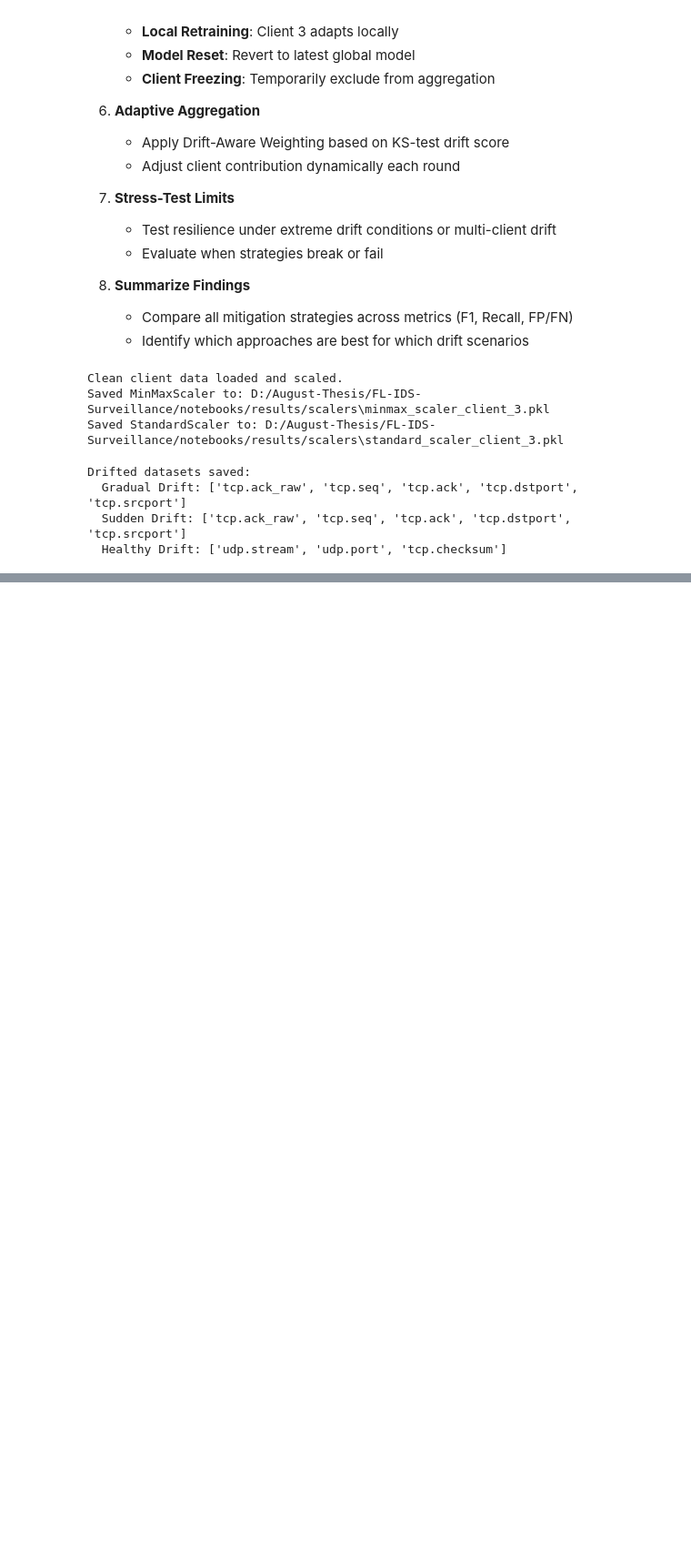
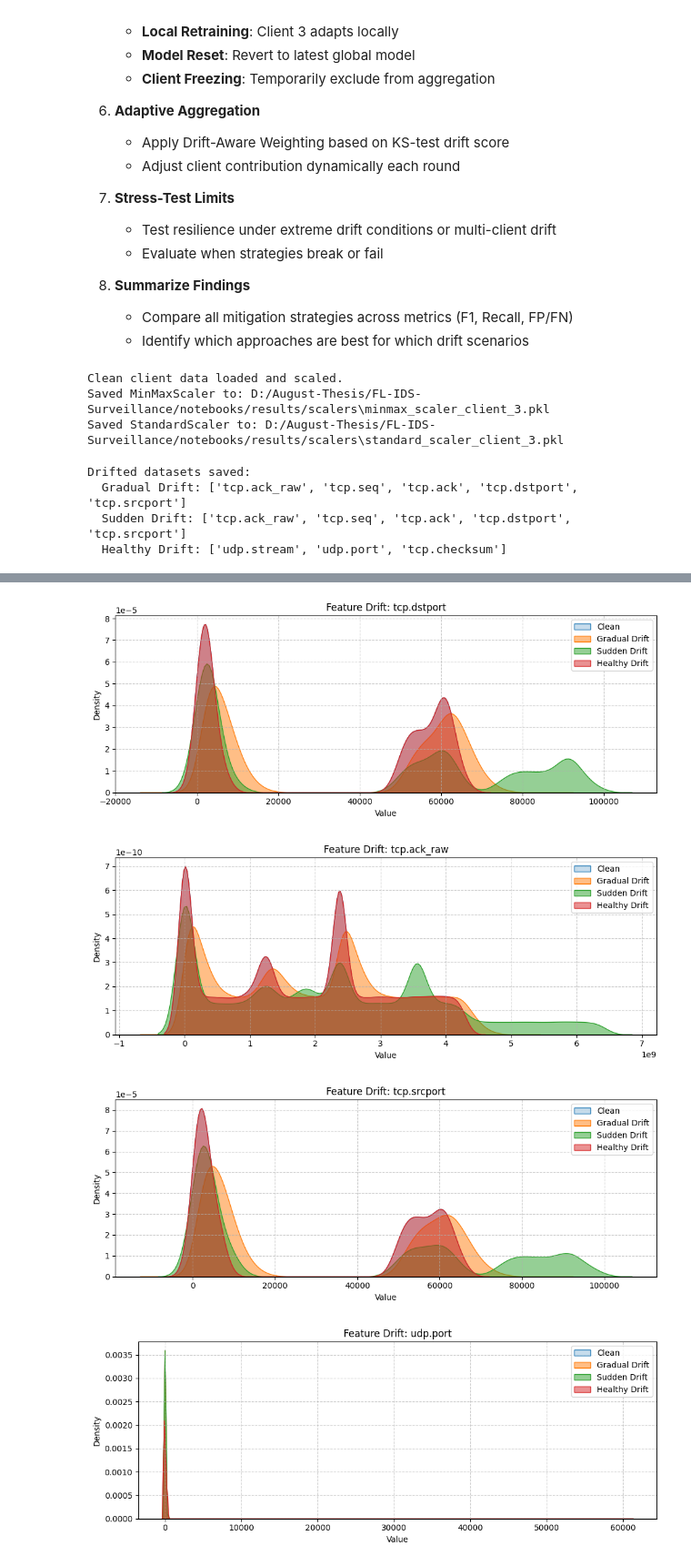
Before and after one commit to aztecx/FL-IDS-Surveillance, a Jupyter notebook: notebooks/04_Concept_Drift_and_Mitigation.ipynb, the cells around one changed output, grey strips where cells are left out. Shown: that part at 91% size. Drawn from its saved outputs; the diff is of its cells as text; code cells hidden in the pictures; blank space fills up the shorter version.

Commit message:
Notebook 4: Visulaization of the drifts tpyes

```diff
--- a/notebooks/04_Concept_Drift_and_Mitigation.ipynb
+++ b/notebooks/04_Concept_Drift_and_Mitigation.ipynb
@@ -228,0 +295,50 @@ Drifted datasets saved:
+# %%
+# === Part 5: Visualizing Feature Distributions ===
+
+import matplotlib.pyplot as plt
+import seaborn as sns
+import os
+
+# Directory to save figures
+save_dir = os.path.join("results/figures/", "feature_distributions")
+os.makedirs(save_dir, exist_ok=True)
+
+# Choose 3 features for gradual/sudden (seen in both KS and PSI)
+plot_features_unhealthy = list(
+    set(results_gradual['ks_drifted_features']) & set(results_gradual['psi_drifted_features']))[:3]
+
+# Choose 2 features for healthy drift (low-impact)
+plot_features_healthy = results_healthy['ks_drifted_features'][:2]
+
+# Combine for plotting
+features_to_plot = plot_features_unhealthy + plot_features_healthy
+
+# Plot Clean vs Drifted for each feature
+for feature in features_to_plot:
+    plt.figure(figsize=(10, 4))
+
+    sns.kdeplot(X_clean[feature], label='Clean', fill=True)
+
+    if feature in df_gradual.columns:
+        sns.kdeplot(df_gradual[feature], label='Gradual Drift', fill=True, alpha=0.5)
+    if feature in df_sudden.columns:
+        sns.kdeplot(df_sudden[feature], label='Sudden Drift', fill=True, alpha=0.5)
+    if feature in df_healthy.columns:
+        sns.kdeplot(df_healthy[feature], label='Healthy Drift', fill=True, alpha=0.5)
+
+    plt.title(f"Feature Drift: {feature}")
+    plt.xlabel("Value")
+    plt.ylabel("Density")
+    plt.legend()
+    plt.grid(True, linestyle='--', alpha=0.6)
+    plt.tight_layout()
+
+    save_path = os.path.join(save_dir, f"{feature}_drift.png")
+    plt.savefig(save_path, dpi=300, bbox_inches='tight')
+
+    plt.show()
+# %% [output]
+[figure, added]
+[figure, added]
+[figure, added]
+[figure, added]
```
Also changed, not shown: parts of 2 cells of this notebook, 5 other files.
